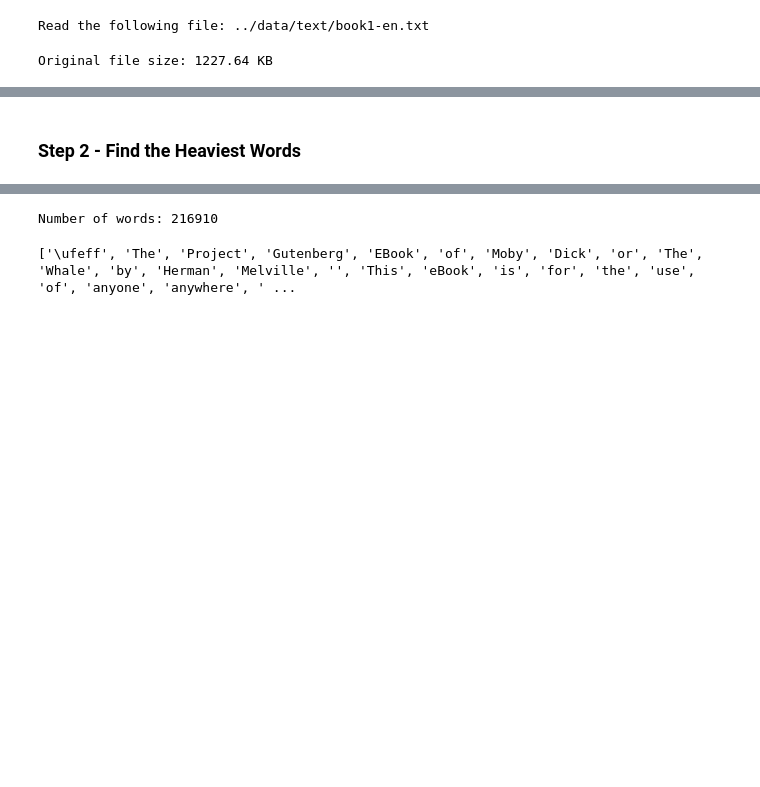
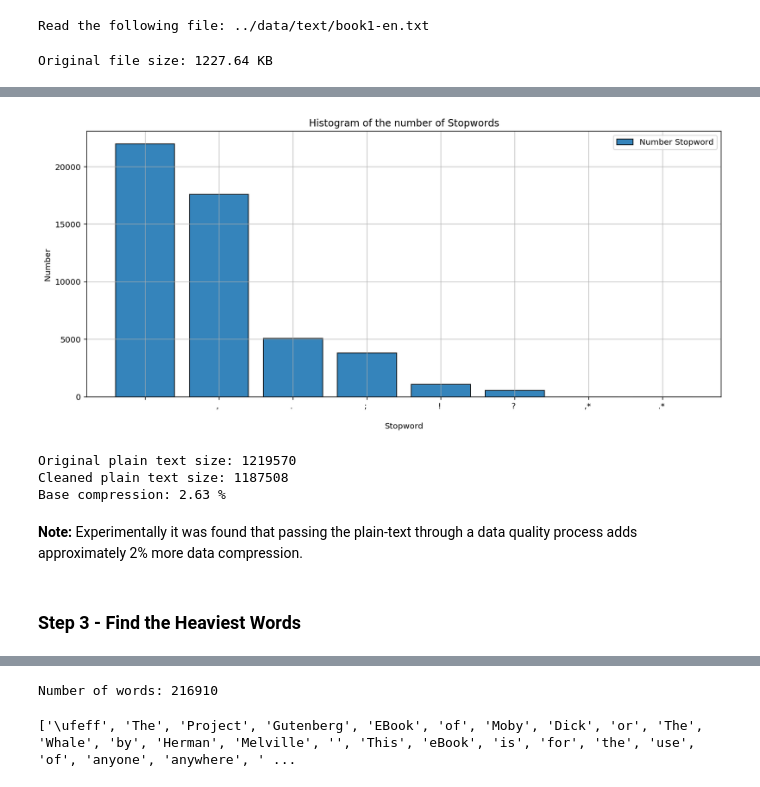
Before and after one commit to ansegura7/DataCompression, a Jupyter notebook: code/TextCompression.ipynb, the cells around one changed output, grey strips where cells are left out. Drawn from its saved outputs; the diff is of its cells as text; code cells hidden in the pictures; blank space fills up the shorter version.

```diff
--- a/code/TextCompression.ipynb
+++ b/code/TextCompression.ipynb
@@ -67,0 +87,13 @@ Original file size: 1227.64 KB
+# %%
+# Plot occurrences of stop words
+fig = plt.figure(figsize = (14, 6))
+plt.bar(range(len(sw_occur)), list(sw_occur.values()), alpha = 0.9, label = 'Number Stopword', edgecolor = 'black')
+plt.xticks(range(len(sw_occur)), list(sw_occur.keys()))
+plt.grid(True, alpha = 0.8)
+plt.title('Histogram of the number of Stopwords')
+plt.xlabel('Stopword', fontsize = 10)
+plt.ylabel('Number', fontsize = 10)
+plt.legend(loc = 'upper right')
+plt.show()
+# %% [output]
+[figure, added]
@@ -68,2 +105,13 @@ Original file size: 1227.64 KB
+# %%
+# Calculate base compression
+print('Original plain text size:', len(file_text1))
+print('Cleaned plain text size:', len(clean_text))
+print('Base compression:', round((len(file_text1) - len(clean_text)) * 100 / len(file_text1), 2), '%')
+# %% [output]
+Original plain text size: 1219570
+Cleaned plain text size: 1187508
+Base compression: 2.63 %
+# %% [markdown]
+**Note:** Experimentally it was found that passing the plain-text through a data quality process adds approximately 2% more data compression.
 # %% [markdown]
-### Step 2 - Find the Heaviest Words
+### Step 3 - Find the Heaviest Words
```
Also changed, not shown: parts of 11 cells of this notebook, 2 other files.
